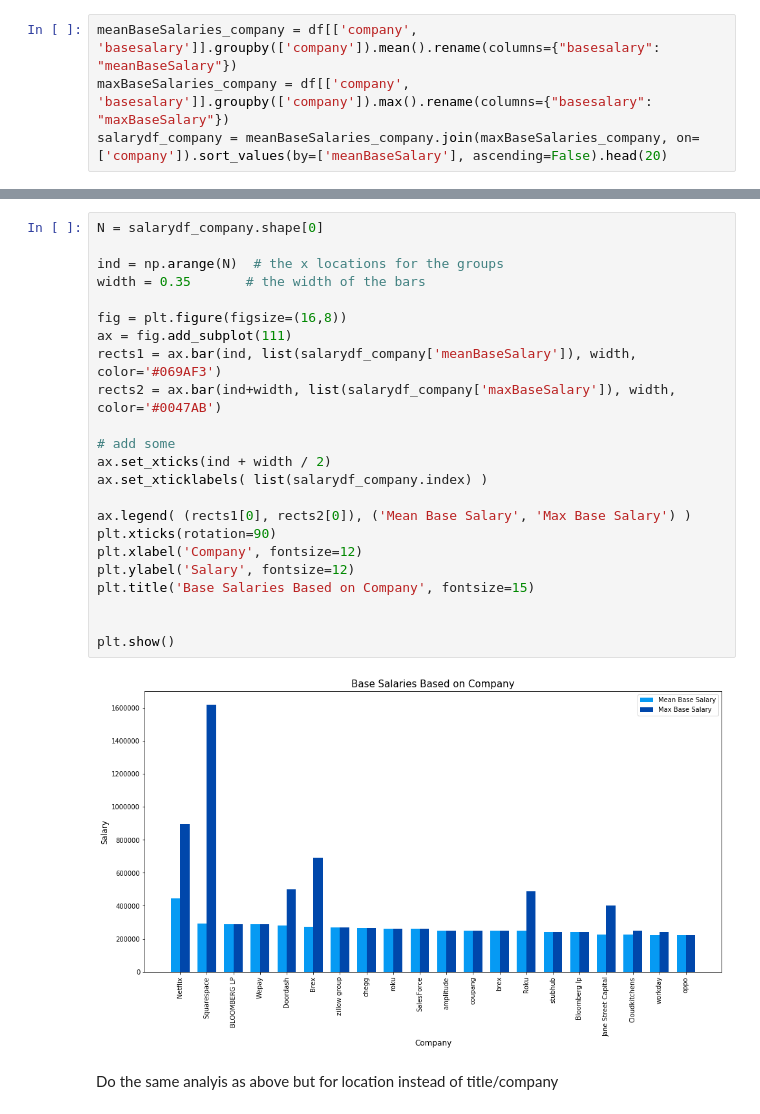
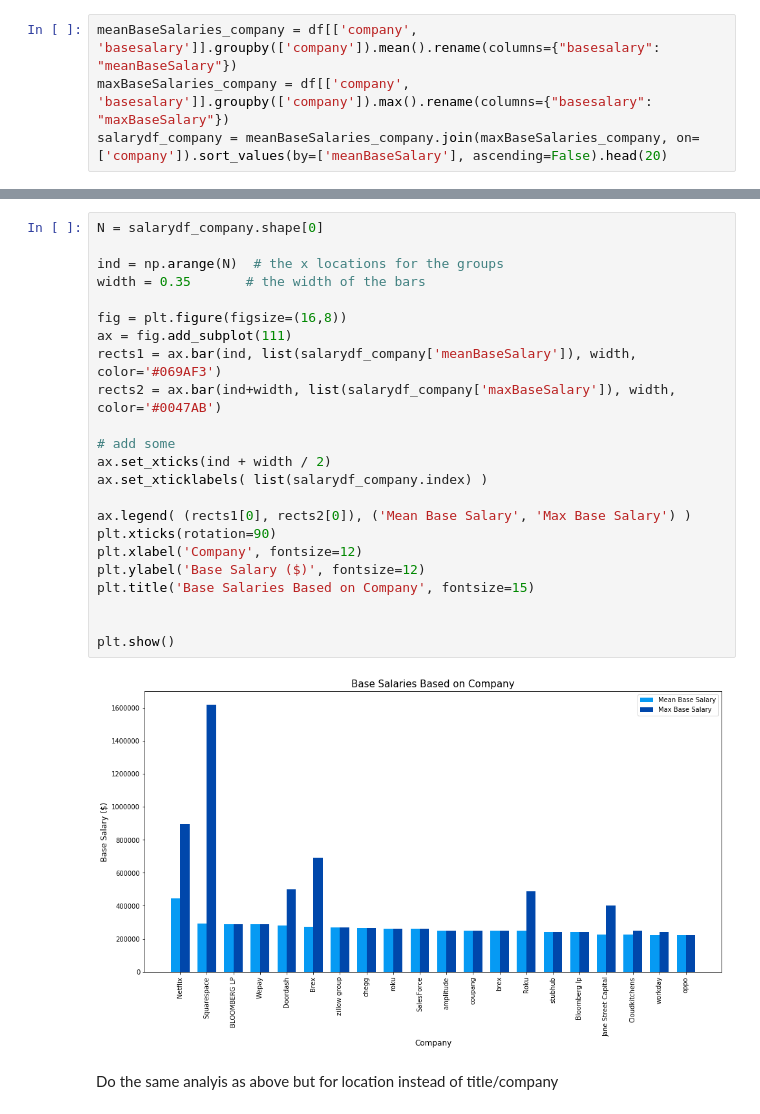
Before and after one commit to daverizon/tech_job_salaries, a Jupyter notebook: tech_job_salaries.ipynb, the cells around one changed output, grey strips where cells are left out. Saved outputs shown, nothing was run; the diff lists cells and outputs as text.

```diff
--- a/tech_job_salaries.ipynb
+++ b/tech_job_salaries.ipynb
@@ -304,28 +334,28 @@ salarydf_company = meanBaseSalaries_company.join(maxBaseSalaries_company, on=['c
 # %%
 N = salarydf_company.shape[0]
 
 ind = np.arange(N)  # the x locations for the groups
 width = 0.35       # the width of the bars
 
 fig = plt.figure(figsize=(16,8))
 ax = fig.add_subplot(111)
 rects1 = ax.bar(ind, list(salarydf_company['meanBaseSalary']), width, color='#069AF3')
 rects2 = ax.bar(ind+width, list(salarydf_company['maxBaseSalary']), width, color='#0047AB')
 
 # add some
 ax.set_xticks(ind + width / 2)
 ax.set_xticklabels( list(salarydf_company.index) )
 
 ax.legend( (rects1[0], rects2[0]), ('Mean Base Salary', 'Max Base Salary') )
 plt.xticks(rotation=90)
 plt.xlabel('Company', fontsize=12)
-plt.ylabel('Salary', fontsize=12)
+plt.ylabel('Base Salary ($)', fontsize=12)
 plt.title('Base Salaries Based on Company', fontsize=15)
 
 
 plt.show()
 # %% [output]
-[figure, old version]
+[figure, new version]
 # %% [markdown]
 Do the same analyis as above but for location instead of title/company
 # %%
```
Also changed, not shown: parts of 52 cells of this notebook.
